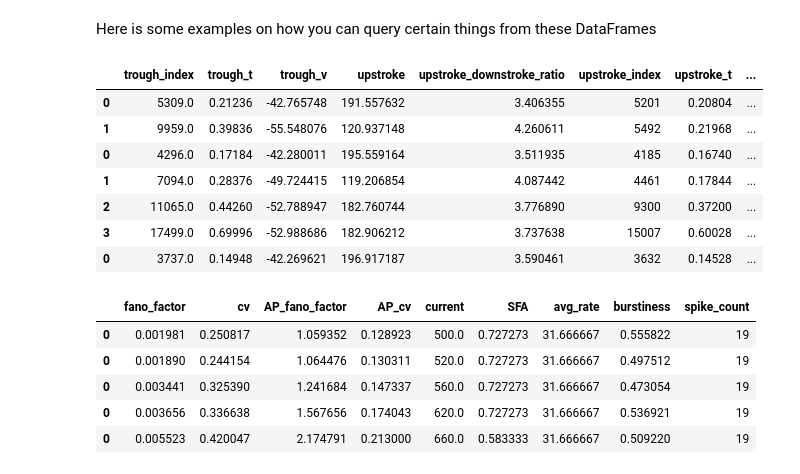
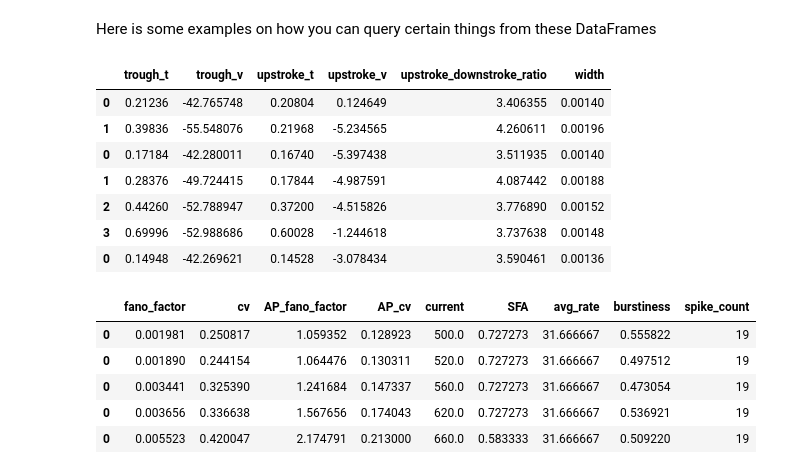
Before and after one commit to ybernaerts/PhD_thesis, a Jupyter notebook: ephys_extraction.ipynb, the cells around one changed output. Drawn from its saved outputs; the diff is of its cells as text; code cells hidden in the pictures.

```diff
--- a/ephys_extraction.ipynb
+++ b/ephys_extraction.ipynb
@@ -146,27 +146,24 @@ Here is some examples on how you can query certain things from these DataFrames
 # %%
 df.iloc[:7, :].loc[
     :,
     [
-        "trough_index",
         "trough_t",
         "trough_v",
-        "upstroke",
-        "upstroke_downstroke_ratio",
-        "upstroke_index",
         "upstroke_t",
         "upstroke_v",
+        "upstroke_downstroke_ratio",
         "width",
     ],
 ]
 # %% [output]
-|  | trough_index | trough_t | trough_v | upstroke | upstroke_downstroke_ratio | upstroke_index | upstroke_t | ... |
-| 0 | 5309.0 | 0.21236 | -42.765748 | 191.557632 | 3.406355 | 5201 | 0.20804 | ... |
-| 1 | 9959.0 | 0.39836 | -55.548076 | 120.937148 | 4.260611 | 5492 | 0.21968 | ... |
-| 0 | 4296.0 | 0.17184 | -42.280011 | 195.559164 | 3.511935 | 4185 | 0.16740 | ... |
-| 1 | 7094.0 | 0.28376 | -49.724415 | 119.206854 | 4.087442 | 4461 | 0.17844 | ... |
-| 2 | 11065.0 | 0.44260 | -52.788947 | 182.760744 | 3.776890 | 9300 | 0.37200 | ... |
-| 3 | 17499.0 | 0.69996 | -52.988686 | 182.906212 | 3.737638 | 15007 | 0.60028 | ... |
-| 0 | 3737.0 | 0.14948 | -42.269621 | 196.917187 | 3.590461 | 3632 | 0.14528 | ... |
+|  | trough_t | trough_v | upstroke_t | upstroke_v | upstroke_downstroke_ratio | width |
+| 0 | 0.21236 | -42.765748 | 0.20804 | 0.124649 | 3.406355 | 0.00140 |
+| 1 | 0.39836 | -55.548076 | 0.21968 | -5.234565 | 4.260611 | 0.00196 |
+| 0 | 0.17184 | -42.280011 | 0.16740 | -5.397438 | 3.511935 | 0.00140 |
+| 1 | 0.28376 | -49.724415 | 0.17844 | -4.987591 | 4.087442 | 0.00188 |
+| 2 | 0.44260 | -52.788947 | 0.37200 | -4.515826 | 3.776890 | 0.00152 |
+| 3 | 0.69996 | -52.988686 | 0.60028 | -1.244618 | 3.737638 | 0.00148 |
+| 0 | 0.14948 | -42.269621 | 0.14528 | -3.078434 | 3.590461 | 0.00136 |
 # %%
 max_freq = np.max(df_related_features["spike_count"].values)
 df_related_features.loc[
```
Also changed, not shown: parts of 1 cell of this notebook.
